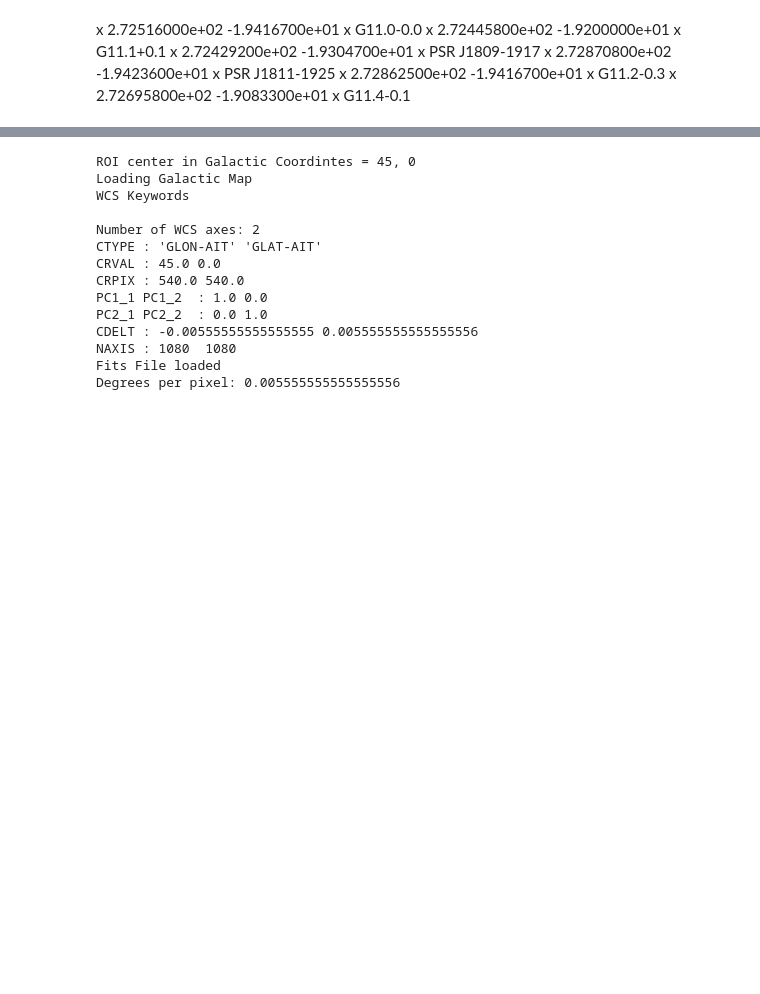
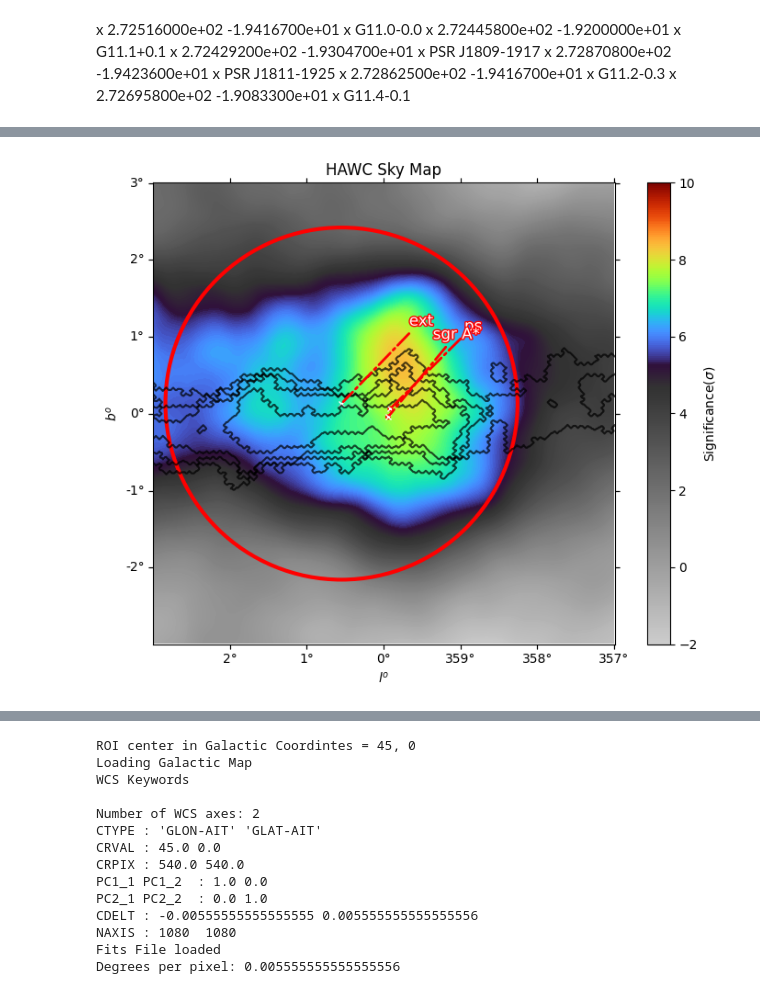
Before and after one commit to rishibbdb/AstroImageDetection, a Jupyter notebook: plot_catalog_maps.ipynb, the cells around one changed output, grey strips where cells are left out. Cells and saved outputs as stored; diff of their text form; code cells hidden in the pictures; blank space fills up the shorter version.

```diff
--- a/plot_catalog_maps.ipynb
+++ b/plot_catalog_maps.ipynb
@@ -80,11 +50,12 @@ Welcome to JupyROOT 6.30/04
 # %%
-# filename = '/Users/rishi/Documents/Analysis/data/aligned-ml-wholesky-neg-ext0.0.fits.gz'
+filename = '/Users/rishi/Documents/Analysis/data/aligned-ml-wholesky-neg-ext0.0.fits.gz'
 # filename = '/Users/rishi/Documents/Analysis/data/aligned-ml-wholesky-neg-ext0.5.fits.gz'
-filename = '/Users/rishi/Documents/Analysis/palmer/aerie-apps_bin4-9__allsky_1024_i2.5_r0.0_p1.0.fits.gz'
-x = 53
+filename = '/Users/rishi/Documents/Analysis/data/aligned-ml-wholesky-neg-ext2.0.fits.gz'
+# filename = '/Users/rishi/Documents/Analysis/palmer/aerie-apps_bin4-9__allsky_1024_i2.5_r0.0_p1.0.fits.gz'
+x = 0
 y = 0
 xlength = 3
-ylength = 2
+ylength = 3
 coord_sys = 'G'
 
 array, _, wcs, xnum, ynum, pixel_size = load_hawc_data(filename, x, y, xlength, ylength, coord_sys)
@@ -145,0 +106,11 @@ The autoreload extension is already loaded. To reload it, use:
+# %%
+names = [ 'ps', 'ext', 'sgr A*']
+ra = [ 266.29, 266.6, 266.41]
+dec = [ -28.976, -28.4, -29.007]
+radius = [ 0.01, 2.29, 0.01]
+sourcedf = pd.DataFrame({
+    "Name": names,
+    "ra": ra,
+    "dec": dec,
+    "ext": radius,
+    })
@@ -145,0 +124,72 @@ The autoreload extension is already loaded. To reload it, use:
+# %%
+%load_ext autoreload
+%autoreload 2
+%reload_ext autoreload
+
+source = None
+fig, ax = make_plots(array, wcs, pixel_size, coordsys='G', threshold=5, vmin=-2, vmax=10, contour=False, title='SkyMap', hotspots=sourcedf, save_dir=None, pdf=False, cmap='ult', figsize=(10, 6), labels=['4sfgl', 'pualsar', '4haawc', '1lhaaaso'])
+find_peak(array, wcs)
+# contour_hdu  = fits.open('/Users/rishi/Documents/Analysis/GalacticCenter/Hermes-allchan.fits.gz')
+# contour_header = contour_hdu[0].header
+# contour_data = contour_hdu[0].data
+# contour_wcs = WCS(contour_header)
+
+# # Transform contour coordinates to match primary WCS
+# contour_coords = SkyCoord.from_pixel(np.arange(contour_data.shape[1]), np.arange(contour_data.shape[0]), wcs=contour_wcs)
+# contour_galactic = contour_coords.galactic
+# contour_x, contour_y = wcs.world_to_pixel(contour_galactic)
+
+# levels = [9, 11, 13]
+# ax.contour(array, levels=levels, colors='black', alpha=1, linewidths=2)
+
+# levels2 = np.linspace(5, np.max(contour_data), 5)
+# hi_transform = ax.get_transform(contour_wcs)
+# ax.contour(contour_data, levels=levels2, transform=hi_transform, colors='cyan', alpha=0.7)
+
+# plot_ax_label(ax, coord_sys)
+# ax.set_title('HAWC Sky Map')
+# plt.show()
+contour_hdu = fits.open('/Users/rishi/Documents/Analysis/GalacticCenter/Hermes-allchan.fits.gz')
+contour_header = contour_hdu[0].header
+contour_data = contour_hdu[0].data
+contour_wcs_full = WCS(contour_header)
+if contour_data.ndim > 2:
+    contour_data = contour_data[0, :, :]
+
+# Get only the celestial (2D) WCS — this avoids all slice/index issues
+contour_wcs = contour_wcs_full.celestial
+
+# Build 2D coordinate grid
+ny, nx = contour_data.shape
+x = np.arange(nx)
+y = np.arange(ny)
+xx, yy = np.meshgrid(x, y)
+contour_coords = SkyCoord.from_pixel(xx, yy, wcs=contour_wcs)
+contour_galactic = contour_coords.galactic
+contour_x, contour_y = wcs.world_to_pixel(contour_galactic)
+
+# Plot contours
+# levels = [5.00000000e+00, 3.75000000e+00, 2.50000000e+00, 1.25000000e+00,4.81615407e-15]
+# ax.contour(array, levels=levels, colors='black', alpha=1, linewidths=2)
+percentiles = [90, 95, 97, 99]   # Adjust as needed
+valid_data = contour_data[np.isfinite(contour_data)]
+
+if valid_data.size == 0:
+    raise ValueError("No valid pixels found in contour_data.")
+
+levels2 = np.percentile(valid_data, percentiles)
+
+# Ensure increasing and unique
+levels2 = np.unique(np.sort(levels2))
+
+print("Contour percentiles:", percentiles)
+print("Contour levels:", levels2)
+
+# levels2 = np.linspace(5, np.max(contour_data), 5)
+hi_transform = ax.get_transform(contour_wcs)
+ax.contour(contour_data, levels=levels2, transform=hi_transform, colors='black', alpha=0.7, linewidths=1.5)
+
+plot_ax_label(ax, coord_sys)
+ax.set_title('HAWC Sky Map')
+plt.show()
+# %% [output]
@@ -145,0 +207 @@ The autoreload extension is already loaded. To reload it, use:
+[figure, added]
```
Also changed, not shown: parts of 6 cells of this notebook, 25 other files.
